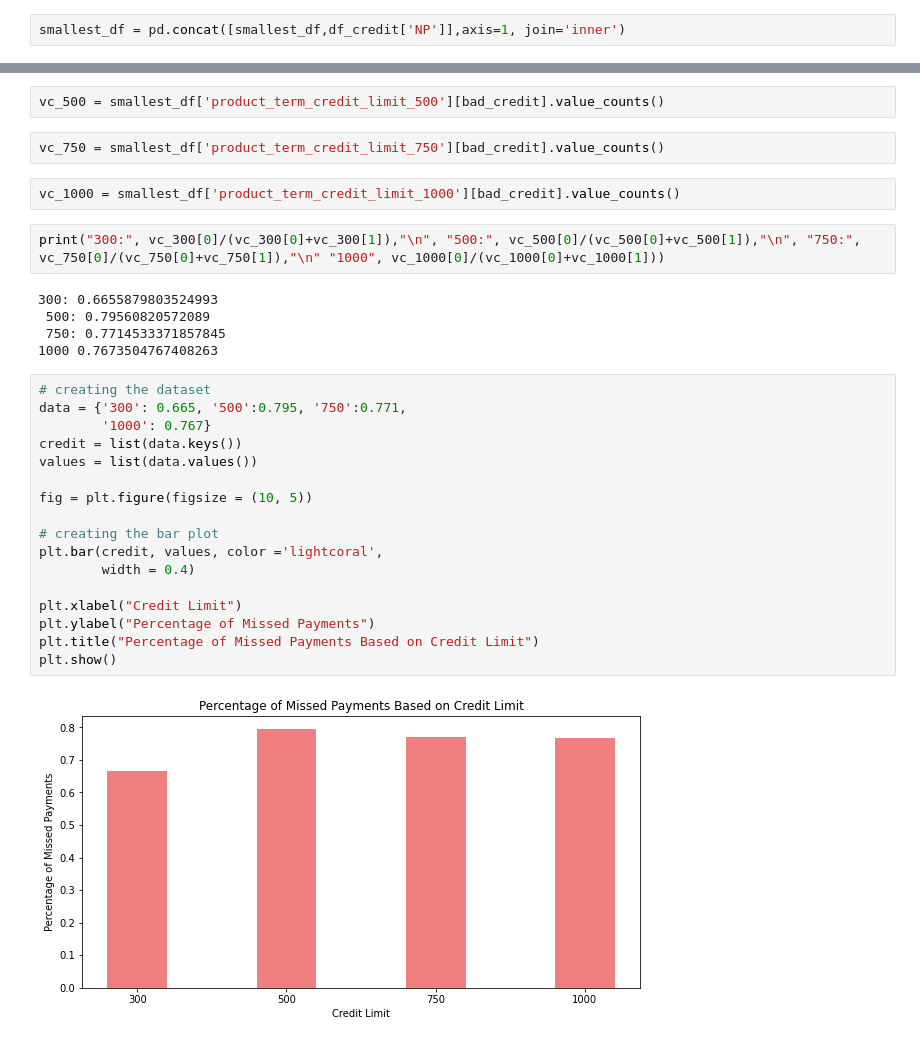
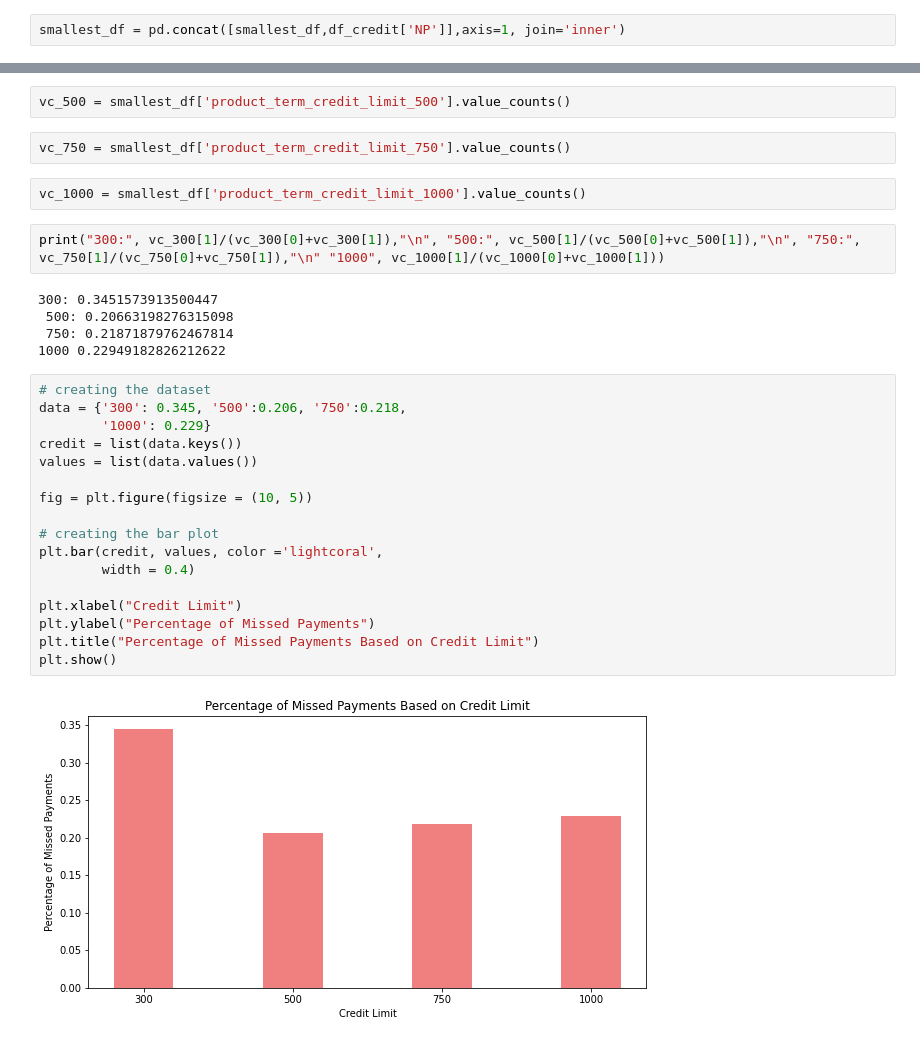
Before and after one commit to madhusanthan/Credit-Fraud-Risk-Model, a Jupyter notebook: EDA.ipynb, the cells around one changed output, grey strips where cells are left out. Drawn from its saved outputs; the diff is of its cells as text.

```diff
--- a/EDA.ipynb
+++ b/EDA.ipynb
@@ -483,32 +523,32 @@ vc_300 = smallest_df['product_term_credit_limit_300'][bad_credit].value_counts()
 # %%
-vc_500 = smallest_df['product_term_credit_limit_500'][bad_credit].value_counts()
+vc_500 = smallest_df['product_term_credit_limit_500'].value_counts()
 # %%
-vc_750 = smallest_df['product_term_credit_limit_750'][bad_credit].value_counts()
+vc_750 = smallest_df['product_term_credit_limit_750'].value_counts()
 # %%
-vc_1000 = smallest_df['product_term_credit_limit_1000'][bad_credit].value_counts()
+vc_1000 = smallest_df['product_term_credit_limit_1000'].value_counts()
 # %%
-print("300:", vc_300[0]/(vc_300[0]+vc_300[1]),"\n", "500:", vc_500[0]/(vc_500[0]+vc_500[1]),"\n", "750:", vc_750[0]/(vc_750[0]+vc_750[1]),"\n" "1000", vc_1000[0]/(vc_1000[0]+vc_1000[1]))
+print("300:", vc_300[1]/(vc_300[0]+vc_300[1]),"\n", "500:", vc_500[1]/(vc_500[0]+vc_500[1]),"\n", "750:", vc_750[1]/(vc_750[0]+vc_750[1]),"\n" "1000", vc_1000[1]/(vc_1000[0]+vc_1000[1]))
 # %% [output]
-300: 0.6655879803524993
- 500: 0.79560820572089
- 750: 0.7714533371857845
-1000 0.7673504767408263
+300: 0.3451573913500447
+ 500: 0.20663198276315098
+ 750: 0.21871879762467814
+1000 0.22949182826212622
 # %%
 # creating the dataset
-data = {'300': 0.665, '500':0.795, '750':0.771,
-        '1000': 0.767}
+data = {'300': 0.345, '500':0.206, '750':0.218,
+        '1000': 0.229}
 credit = list(data.keys())
 values = list(data.values())
 
 fig = plt.figure(figsize = (10, 5))
 
 # creating the bar plot
 plt.bar(credit, values, color ='lightcoral',
         width = 0.4)
 
 plt.xlabel("Credit Limit")
 plt.ylabel("Percentage of Missed Payments")
 plt.title("Percentage of Missed Payments Based on Credit Limit")
 plt.show()
 # %% [output]
-[figure, old version]
+[figure, new version]
```
Also changed, not shown: parts of 13 cells of this notebook.
